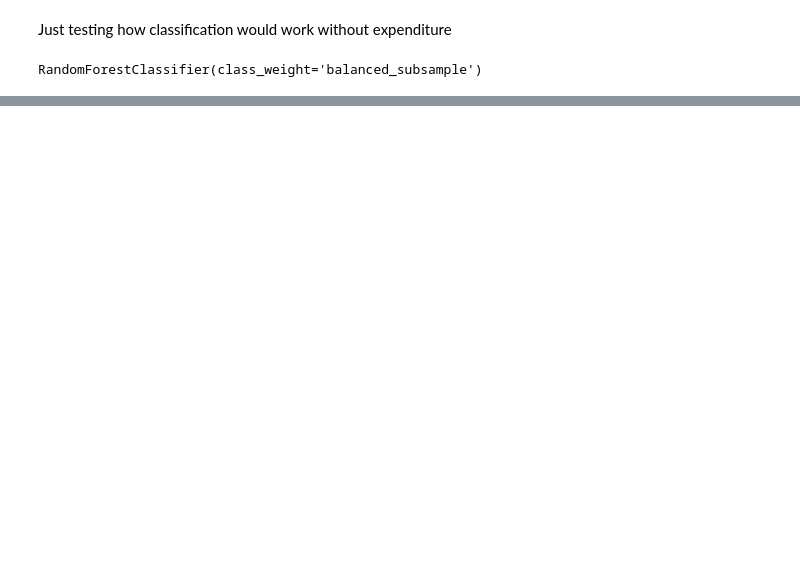
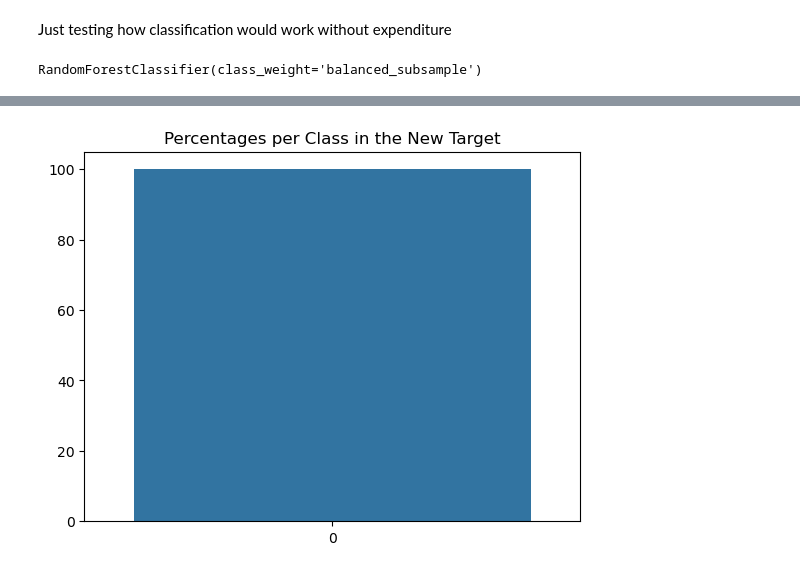
Before and after one commit to viniciussuares/CreditAnalysis, a Jupyter notebook: CreditAnalysis/notebook/CreditAnalysisClassification.ipynb, the cells around one changed output, grey strips where cells are left out. Saved outputs shown, nothing was run; the diff lists cells and outputs as text; code cells hidden in the pictures; blank space fills up the shorter version.

```diff
--- a/CreditAnalysis/notebook/CreditAnalysisClassification.ipynb
+++ b/CreditAnalysis/notebook/CreditAnalysisClassification.ipynb
@@ -815,0 +820,9 @@ ConfusionMatrixDisplay(cm_1_vs_all).plot()
+# %%
+# Trying to transform in a binary classification since beginning
+df['target'] = (df['target']==2).astype(int)
+percentages = df['target'].value_counts() / df.shape[0] * 100
+sns.barplot(x=percentages.index, y=percentages.values)
+plt.title("Percentages per Class in the New Target")
+plt.show()
+# %% [output]
+[figure, added]
```
Also changed, not shown: parts of 39 cells of this notebook, 4 other files.
